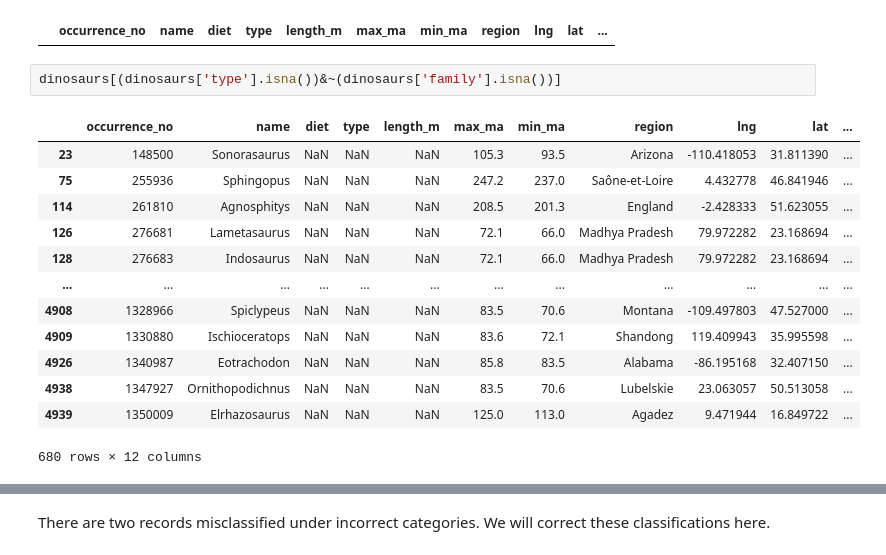
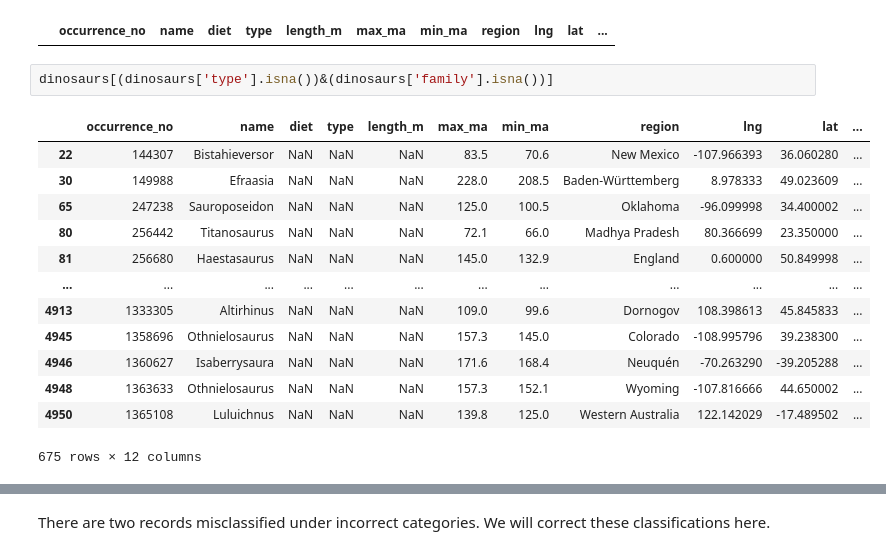
Before and after one commit to jshahna/Dinosaur-Fosil-Record-Insights, a Jupyter notebook: Dinosaurs-fossil-insights.ipynb, the cells around one changed output, grey strips where cells are left out. Saved outputs shown, nothing was run; the diff lists cells and outputs as text.

```diff
--- a/Dinosaurs-fossil-insights.ipynb
+++ b/Dinosaurs-fossil-insights.ipynb
@@ -191,19 +212,19 @@ dinosaurs[(dinosaurs['type'].isna())&~(dinosaurs['length_m'].isna())]
 # %% [output]
 |  | occurrence_no | name | diet | type | length_m | max_ma | min_ma | region | lng | lat | ... |
 # %%
-dinosaurs[(dinosaurs['type'].isna())&~(dinosaurs['family'].isna())]
+dinosaurs[(dinosaurs['type'].isna())&(dinosaurs['family'].isna())]
 # %% [output]
 |  | occurrence_no | name | diet | type | length_m | max_ma | min_ma | region | lng | lat | ... |
-| 23 | 148500 | Sonorasaurus | NaN | NaN | NaN | 105.3 | 93.5 | Arizona | -110.418053 | 31.811390 | ... |
-| 75 | 255936 | Sphingopus | NaN | NaN | NaN | 247.2 | 237.0 | Saône-et-Loire | 4.432778 | 46.841946 | ... |
-| 114 | 261810 | Agnosphitys | NaN | NaN | NaN | 208.5 | 201.3 | England | -2.428333 | 51.623055 | ... |
-| 126 | 276681 | Lametasaurus | NaN | NaN | NaN | 72.1 | 66.0 | Madhya Pradesh | 79.972282 | 23.168694 | ... |
-| 128 | 276683 | Indosaurus | NaN | NaN | NaN | 72.1 | 66.0 | Madhya Pradesh | 79.972282 | 23.168694 | ... |
+| 22 | 144307 | Bistahieversor | NaN | NaN | NaN | 83.5 | 70.6 | New Mexico | -107.966393 | 36.060280 | ... |
+| 30 | 149988 | Efraasia | NaN | NaN | NaN | 228.0 | 208.5 | Baden-Württemberg | 8.978333 | 49.023609 | ... |
+| 65 | 247238 | Sauroposeidon | NaN | NaN | NaN | 125.0 | 100.5 | Oklahoma | -96.099998 | 34.400002 | ... |
+| 80 | 256442 | Titanosaurus | NaN | NaN | NaN | 72.1 | 66.0 | Madhya Pradesh | 80.366699 | 23.350000 | ... |
+| 81 | 256680 | Haestasaurus | NaN | NaN | NaN | 145.0 | 132.9 | England | 0.600000 | 50.849998 | ... |
 | ... | ... | ... | ... | ... | ... | ... | ... | ... | ... | ... | ... |
-| 4908 | 1328966 | Spiclypeus | NaN | NaN | NaN | 83.5 | 70.6 | Montana | -109.497803 | 47.527000 | ... |
-| 4909 | 1330880 | Ischioceratops | NaN | NaN | NaN | 83.6 | 72.1 | Shandong | 119.409943 | 35.995598 | ... |
-| 4926 | 1340987 | Eotrachodon | NaN | NaN | NaN | 85.8 | 83.5 | Alabama | -86.195168 | 32.407150 | ... |
-| 4938 | 1347927 | Ornithopodichnus | NaN | NaN | NaN | 83.5 | 70.6 | Lubelskie | 23.063057 | 50.513058 | ... |
-| 4939 | 1350009 | Elrhazosaurus | NaN | NaN | NaN | 125.0 | 113.0 | Agadez | 9.471944 | 16.849722 | ... |
+| 4913 | 1333305 | Altirhinus | NaN | NaN | NaN | 109.0 | 99.6 | Dornogov | 108.398613 | 45.845833 | ... |
+| 4945 | 1358696 | Othnielosaurus | NaN | NaN | NaN | 157.3 | 145.0 | Colorado | -108.995796 | 39.238300 | ... |
+| 4946 | 1360627 | Isaberrysaura | NaN | NaN | NaN | 171.6 | 168.4 | Neuquén | -70.263290 | -39.205288 | ... |
+| 4948 | 1363633 | Othnielosaurus | NaN | NaN | NaN | 157.3 | 152.1 | Wyoming | -107.816666 | 44.650002 | ... |
+| 4950 | 1365108 | Luluichnus | NaN | NaN | NaN | 139.8 | 125.0 | Western Australia | 122.142029 | -17.489502 | ... |
-680 rows × 12 columns
+675 rows × 12 columns
 # %% [markdown]
```
Also changed, not shown: parts of 75 cells of this notebook.
